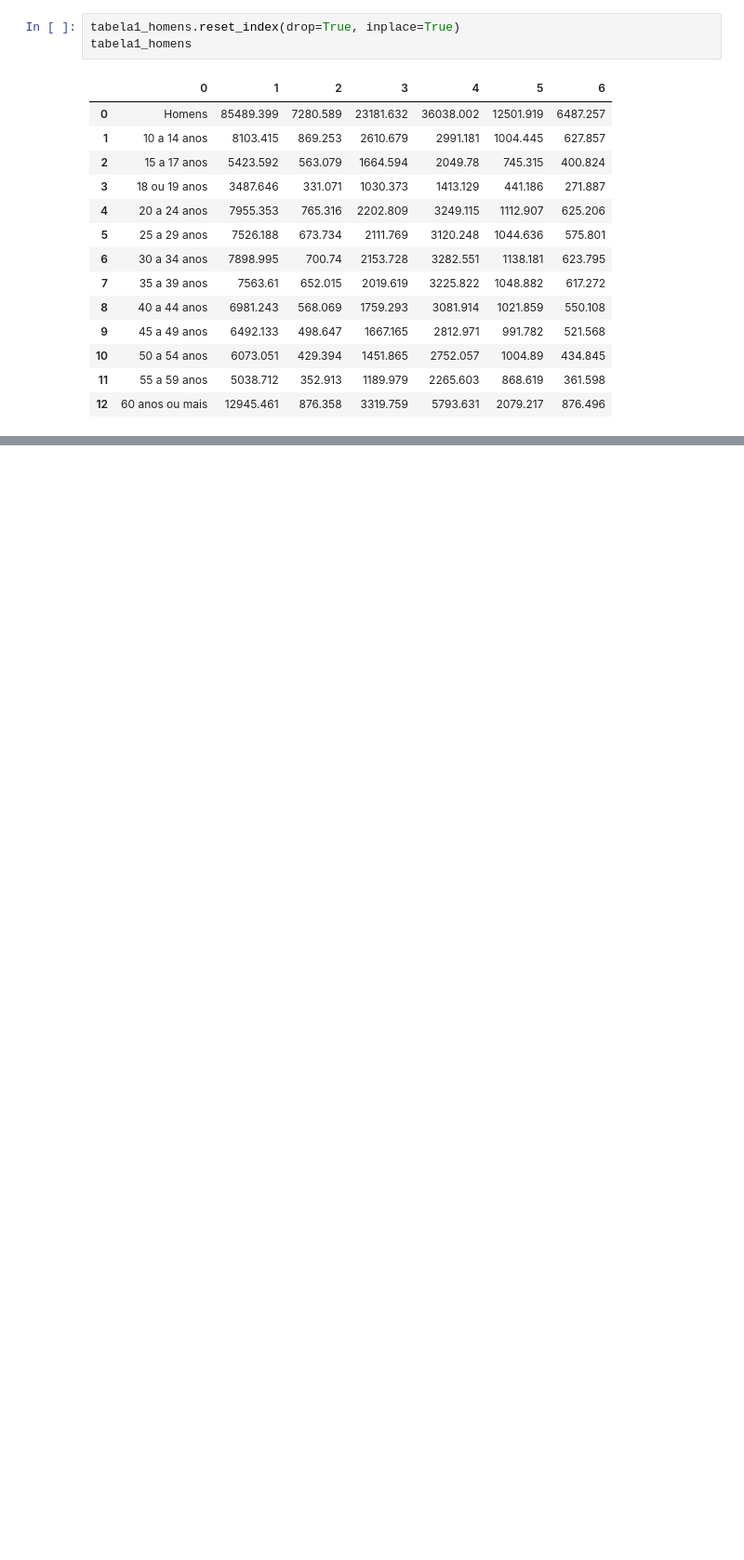
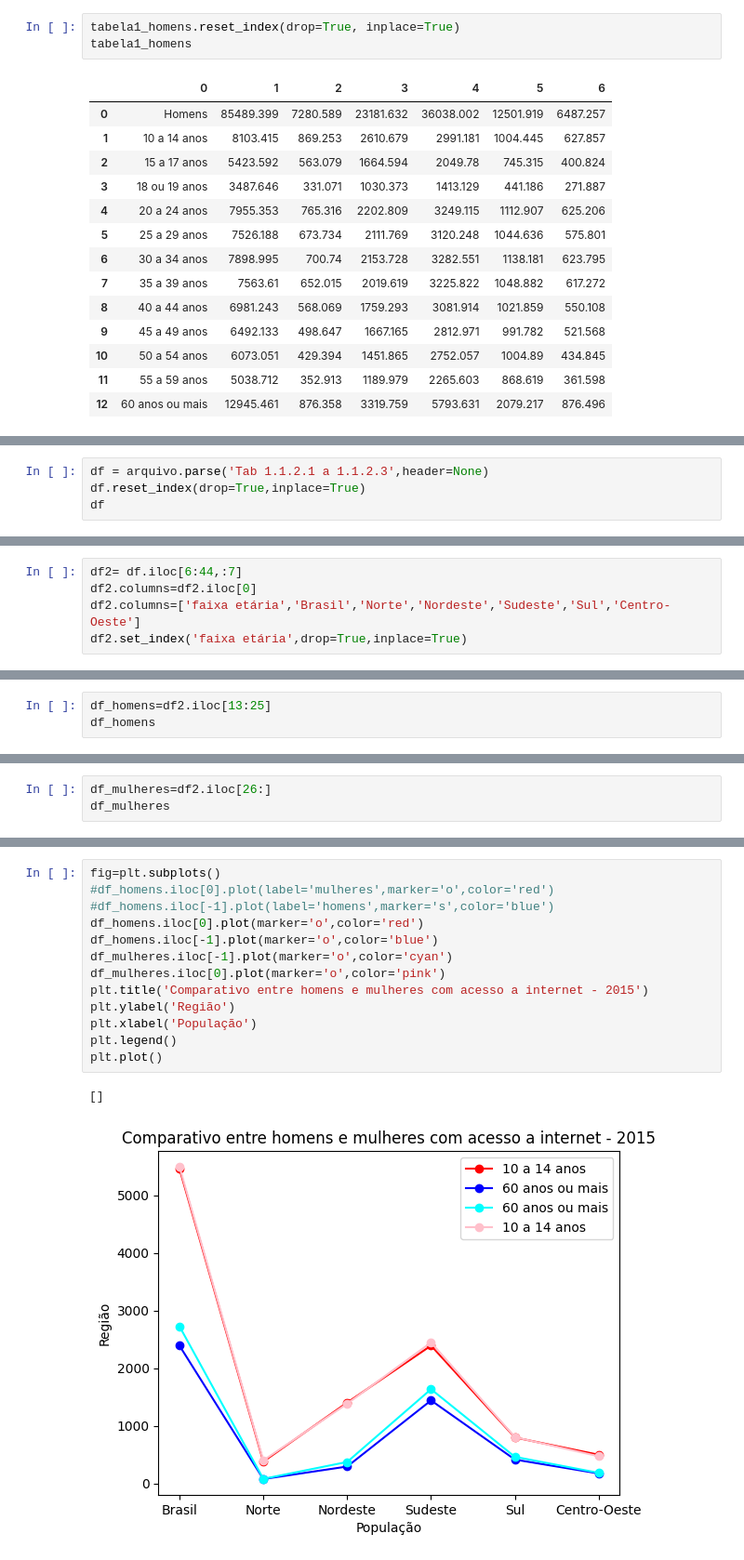
Before and after one commit to izaiapc/first_EDA, a Jupyter notebook: notebooks/acesso_a_internet_2015.ipynb, the cells around one changed output, grey strips where cells are left out. Shown at 93% size. Drawn from its saved outputs; the diff is of its cells as text; blank space fills up the shorter version.

```diff
--- a/notebooks/acesso_a_internet_2015.ipynb
+++ b/notebooks/acesso_a_internet_2015.ipynb
@@ -146,0 +145,4 @@ df.isnull().style.applymap(color_booleans)
+# %%
+df = arquivo.parse('Tab 1.1.2.1 a 1.1.2.3',header=None)
+df.reset_index(drop=True,inplace=True)
+df
@@ -146,0 +168,5 @@ df.isnull().style.applymap(color_booleans)
+# %%
+df2= df.iloc[6:44,:7]
+df2.columns=df2.iloc[0]
+df2.columns=['faixa etária','Brasil','Norte','Nordeste','Sudeste','Sul','Centro-Oeste']
+df2.set_index('faixa etária',drop=True,inplace=True)
@@ -146,0 +192,3 @@ df.isnull().style.applymap(color_booleans)
+# %%
+df_homens=df2.iloc[13:25]
+df_homens
@@ -146,0 +210,3 @@ df.isnull().style.applymap(color_booleans)
+# %%
+df_mulheres=df2.iloc[26:]
+df_mulheres
@@ -146,0 +228,16 @@ df.isnull().style.applymap(color_booleans)
+# %%
+fig=plt.subplots()
+#df_homens.iloc[0].plot(label='mulheres',marker='o',color='red')
+#df_homens.iloc[-1].plot(label='homens',marker='s',color='blue')
+df_homens.iloc[0].plot(marker='o',color='red')
+df_homens.iloc[-1].plot(marker='o',color='blue')
+df_mulheres.iloc[-1].plot(marker='o',color='cyan')
+df_mulheres.iloc[0].plot(marker='o',color='pink')
+plt.title('Comparativo entre homens e mulheres com acesso a internet - 2015')
+plt.ylabel('Região')
+plt.xlabel('População')
+plt.legend()
+plt.plot()
+# %% [output]
+[]
+[figure, added]
```
Also changed, not shown: parts of 12 cells of this notebook.
